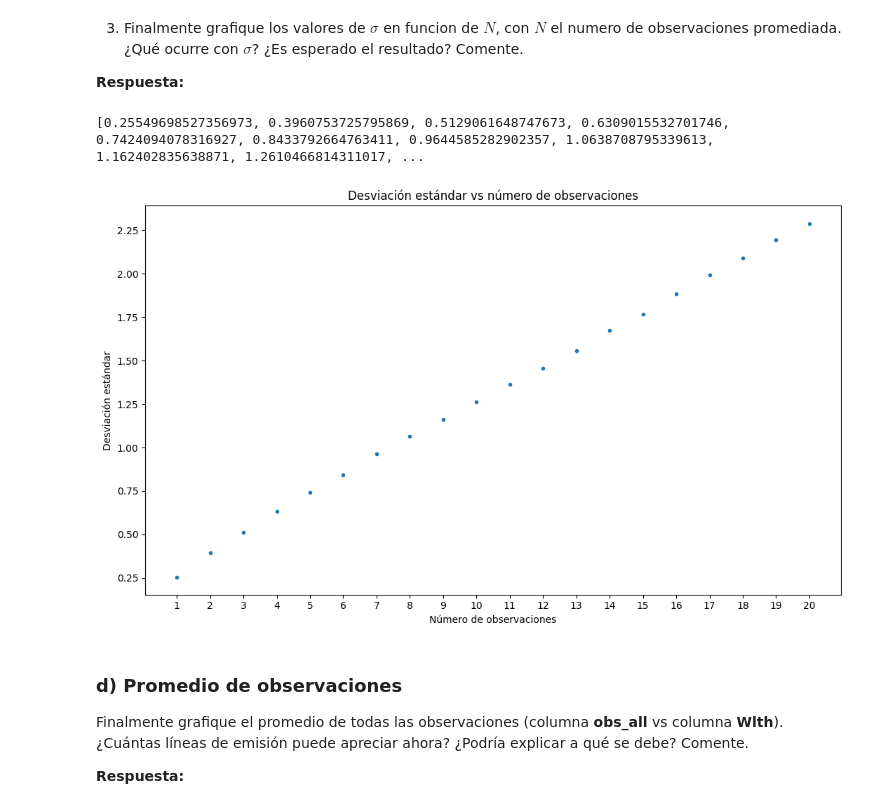
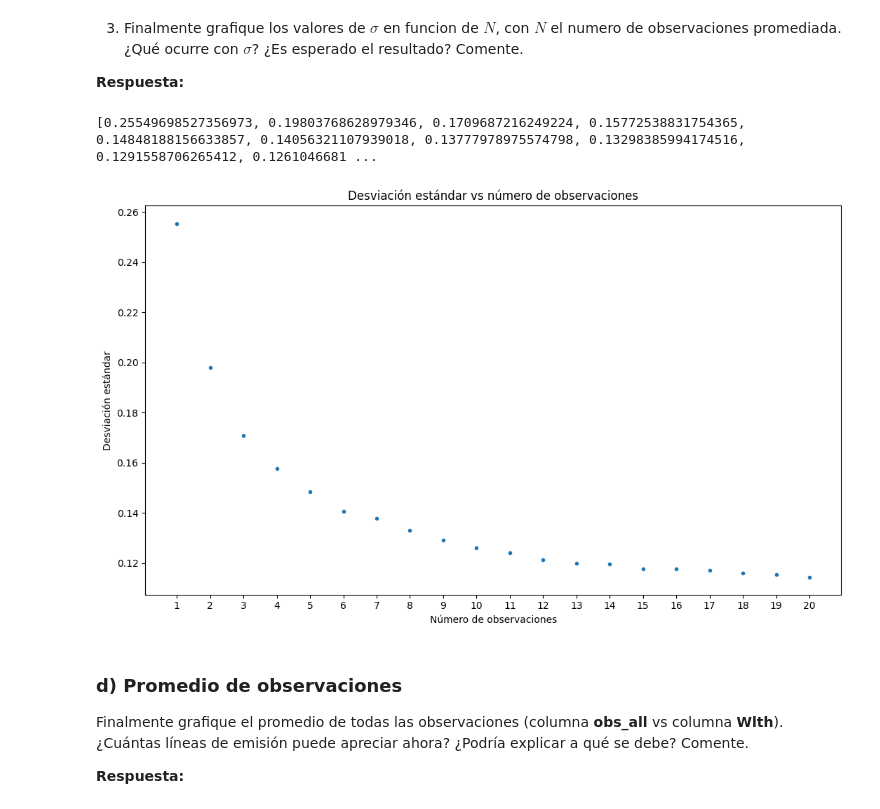
Before and after one commit to Martin-EliasG/Tarea-2, a Jupyter notebook: Tarea2.ipynb, the cells around one changed output. Cells and saved outputs as stored; diff of their text form; code cells hidden in the pictures.

```diff
--- a/Tarea2.ipynb
+++ b/Tarea2.ipynb
@@ -361,18 +354,17 @@ data['obs_all'] = obs_all
 # %%
 rango = np.arange(1,21,1)
 plt.figure(figsize=(12.8, 7.2))
-plt.plot(rango,std_list,marker='.', linestyle='')
+plt.plot(rango,std_values,marker='.', linestyle='')
 plt.xticks(rango)
 plt.title('Desviación estándar vs número de observaciones')
 plt.xlabel('Número de observaciones')
 plt.ylabel('Desviación estándar')
-print(std_list)
+print(std_values)
 
-#La varianza aumenta, y no es el resultado esperado, pues tenemos más mediciones,
-#debería disminuir en especial conciderando que las ondas oscilan
+#Es el resultado esperado, pues
 # %% [output]
-[0.25549698527356973, 0.3960753725795869, 0.5129061648747673, 0.6309015532701746, 0.7424094078316927, 0.8433792664763411, 0.9644585282902357, 1.0638708795339613, 1.162402835638871, 1.2610466814311017, ...
+[0.25549698527356973, 0.19803768628979346, 0.1709687216249224, 0.15772538831754365, 0.14848188156633857, 0.14056321107939018, 0.13777978975574798, 0.13298385994174516, 0.1291558706265412, 0.1261046681 ...
-[figure, old version]
+[figure, new version]
 # %% [markdown]
 ### d) Promedio de observaciones
 
```
Also changed, not shown: parts of 3 cells of this notebook.
